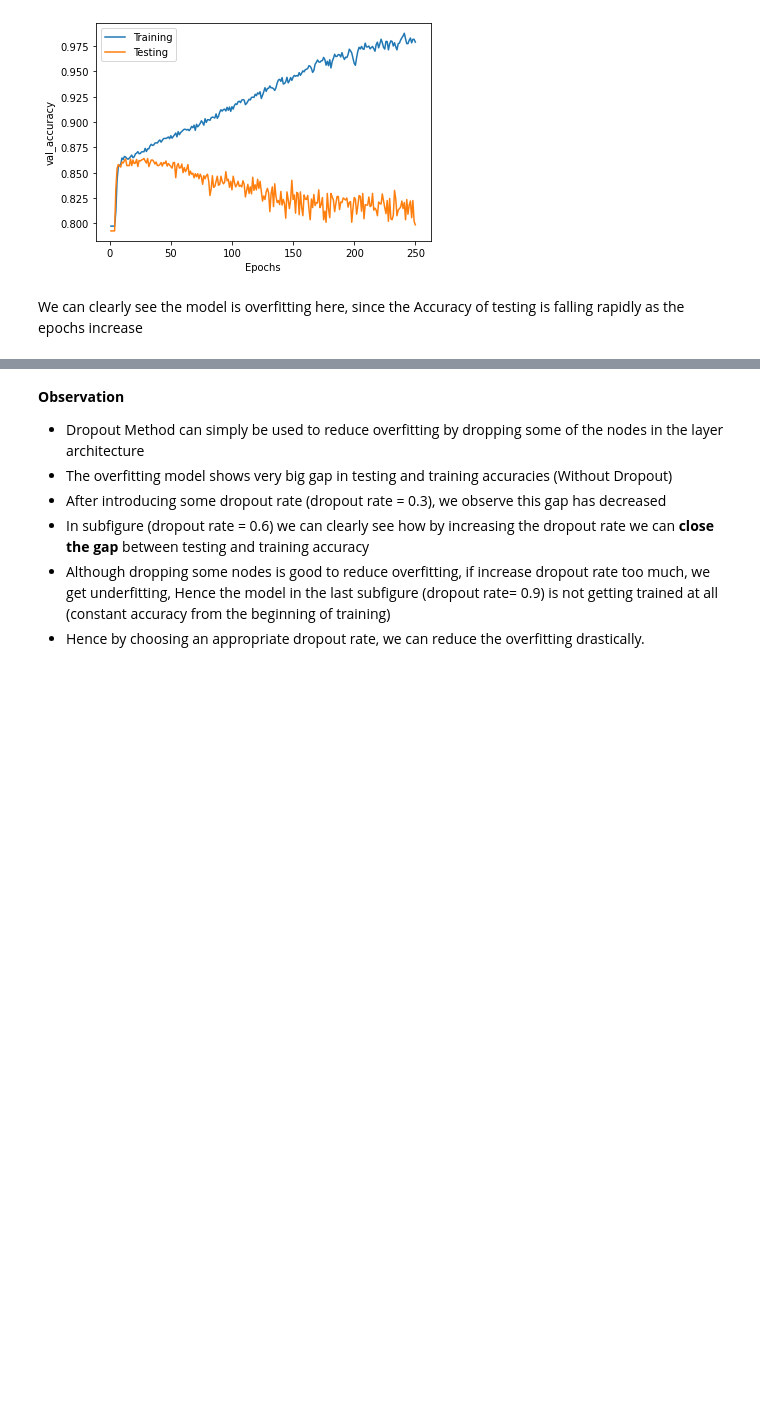
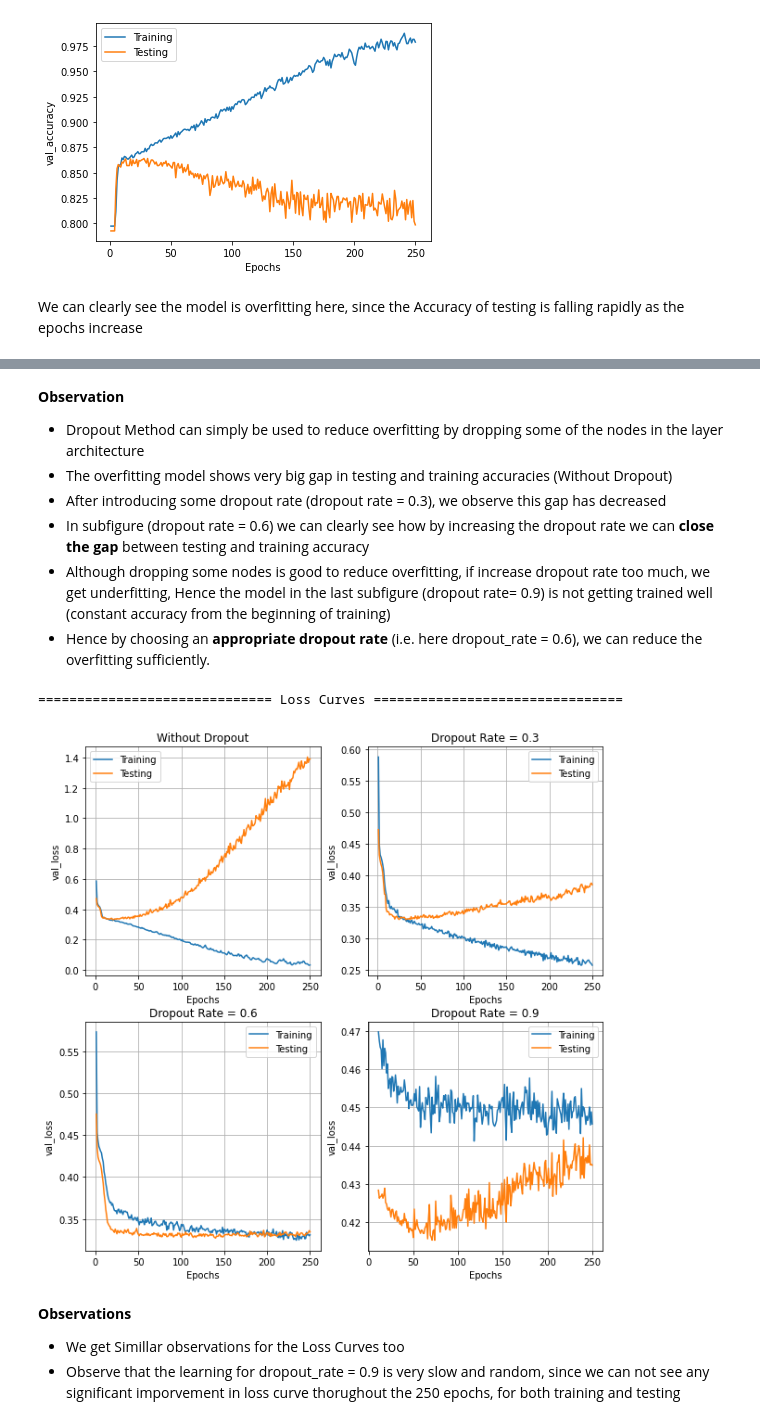
Before and after one commit to darshan0919/Deep-Learning, a Jupyter notebook: LabAssignment5_201701436.ipynb, the cells around one changed output, grey strips where cells are left out. Saved outputs shown, nothing was run; the diff lists cells and outputs as text; code cells hidden in the pictures; blank space fills up the shorter version.

```diff
--- a/LabAssignment5_201701436.ipynb
+++ b/LabAssignment5_201701436.ipynb
@@ -380,5 +402,30 @@ plt.show()
 * The overfitting model shows very big gap in testing and training accuracies (Without Dropout)
 * After introducing some dropout rate (dropout rate = 0.3), we observe this gap has decreased
 * In subfigure (dropout rate = 0.6) we can clearly see how by increasing the dropout rate we can **close the gap** between testing and training accuracy
-* Although dropping some nodes is good to reduce overfitting, if increase dropout rate too much, we get underfitting, Hence the model in the last subfigure (dropout rate= 0.9) is not getting trained at all (constant accuracy from the beginning of training)
-* Hence by choosing an appropriate dropout rate, we can reduce the overfitting drastically.
+* Although dropping some nodes is good to reduce overfitting, if increase dropout rate too much, we get underfitting, Hence the model in the last subfigure (dropout rate= 0.9) is not getting trained well (constant accuracy from the beginning of training)
+* Hence by choosing an **appropriate dropout rate** (i.e. here dropout_rate = 0.6), we can reduce the overfitting sufficiently.
+# %%
+print("============================== Loss Curves ================================\n\n")
+plt.figure(figsize=(10, 10))
+for i in range(len(types)-1):
+  plt.subplot(2,2,i+1)
+  myplot(Hist[i],'loss',label='Training')
+  myplot(Hist[i],'val_loss',label='Testing')
+  plt.legend(loc='best')
+  plt.title(names[i])
+  plt.grid()
+plt.subplot(2,2,4)
+myplot(Hist[3],'loss', st=10, label='Training')
+myplot(Hist[3],'val_loss', st=10, label='Testing')
+plt.legend(loc='best')
+plt.title(names[3])
+plt.grid()
+plt.show()
+# %% [output]
+============================== Loss Curves ================================
+[figure, added]
+# %% [markdown]
+**Observations**
+
+* We get Simillar observations for the Loss Curves too
+* Observe that the learning for dropout_rate = 0.9 is very slow and random, since we can not see any significant imporvement in loss curve thorughout the 250 epochs, for both training and testing
```
Also changed, not shown: parts of 8 cells of this notebook.
